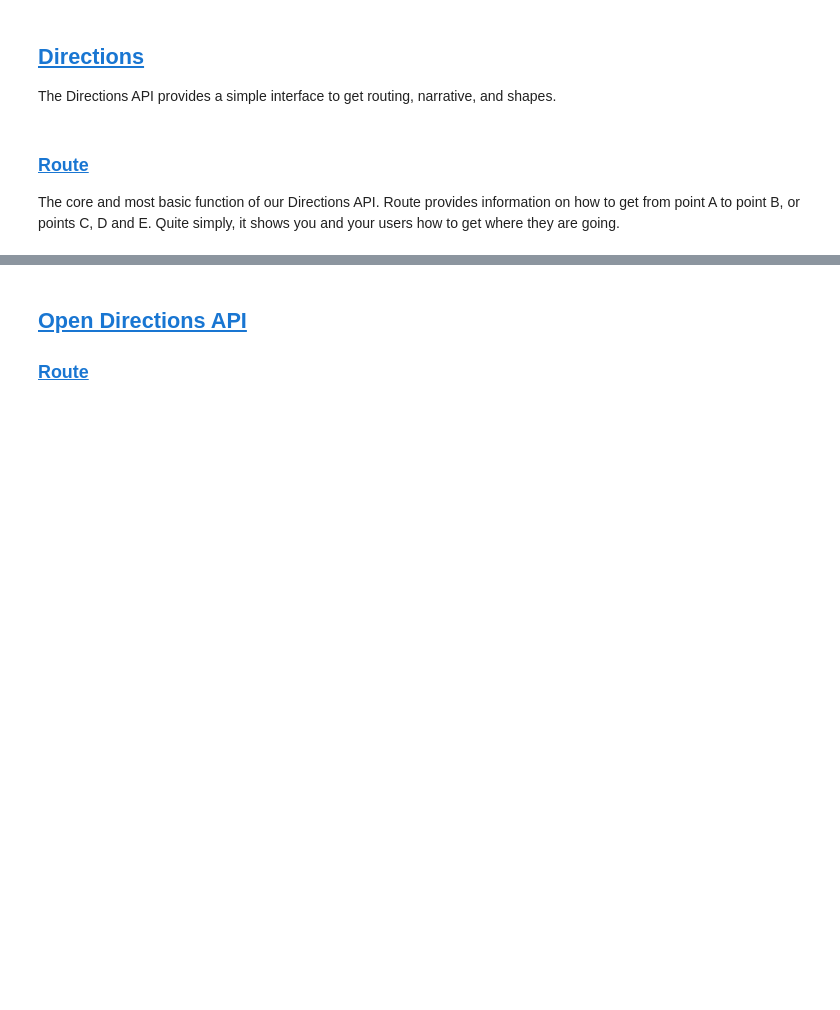
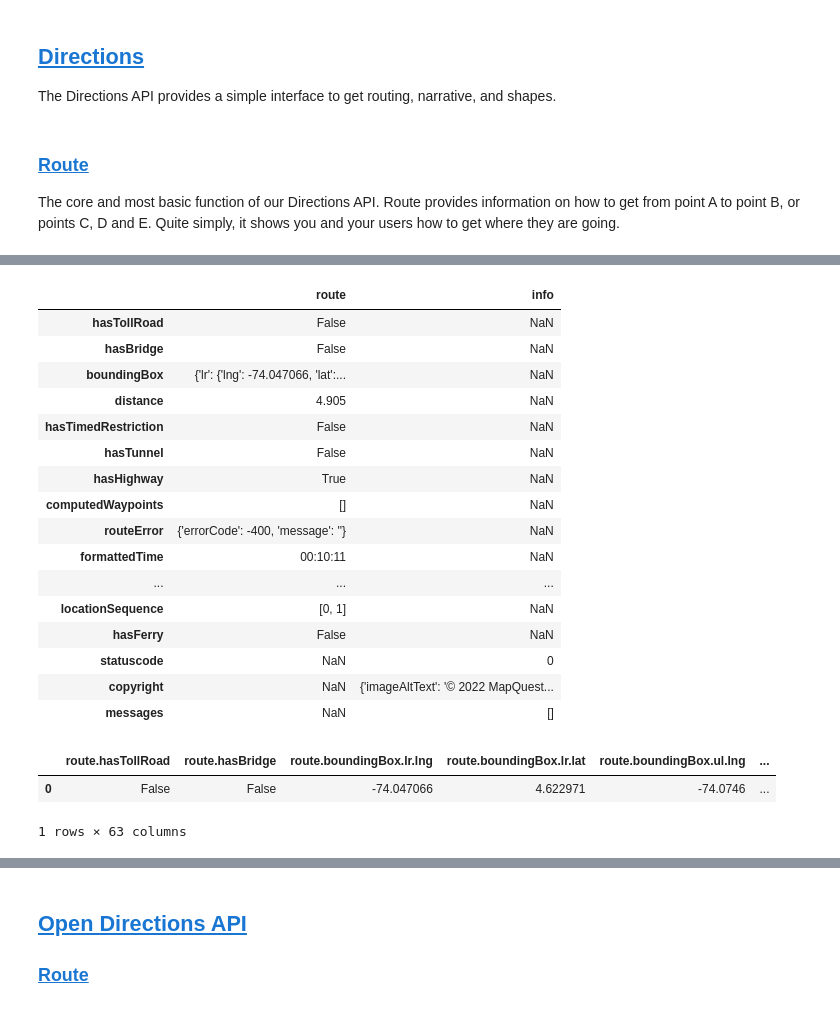
Before and after one commit to hrodriguezgi/ds4a-team23, a Jupyter notebook: project/2 - apis/mapquest.ipynb, the cells around one changed output, grey strips where cells are left out. Drawn from its saved outputs; the diff is of its cells as text; code cells hidden in the pictures; blank space fills up the shorter version.

Commit message:
Basic EDA for MapQuest
Basic EDA for MapQuest

```diff
--- a/project/2 - apis/mapquest.ipynb
+++ b/project/2 - apis/mapquest.ipynb
@@ -100,3 +102,31 @@ r_url_directions_json
    'imageUrl': 'http://api.mqcdn.com/res/mqlogo.gif',
    'text': '© 2022 MapQuest, Inc.'},
   'messages': []}}
+# %%
+df_url_directions = pd.DataFrame(r_url_directions_json)
+df_url_directions
+# %% [output]
+|  | route | info |
+| hasTollRoad | False | NaN |
+| hasBridge | False | NaN |
+| boundingBox | {'lr': {'lng': -74.047066, 'lat':... | NaN |
+| distance | 4.905 | NaN |
+| hasTimedRestriction | False | NaN |
+| hasTunnel | False | NaN |
+| hasHighway | True | NaN |
+| computedWaypoints | [] | NaN |
+| routeError | {'errorCode': -400, 'message': ''} | NaN |
+| formattedTime | 00:10:11 | NaN |
+| ... | ... | ... |
+| locationSequence | [0, 1] | NaN |
+| hasFerry | False | NaN |
+| statuscode | NaN | 0 |
+| copyright | NaN | {'imageAltText': '© 2022 MapQuest... |
+| messages | NaN | [] |
+# %%
+df_url_locations_norm = pd.json_normalize(r_url_directions_json)
+df_url_locations_norm
+# %% [output]
+|  | route.hasTollRoad | route.hasBridge | route.boundingBox.lr.lng | route.boundingBox.lr.lat | route.boundingBox.ul.lng | ... |
+| 0 | False | False | -74.047066 | 4.622971 | -74.0746 | ... |
+1 rows × 63 columns
```
Also changed, not shown: parts of 9 cells of this notebook, 9 other files.
